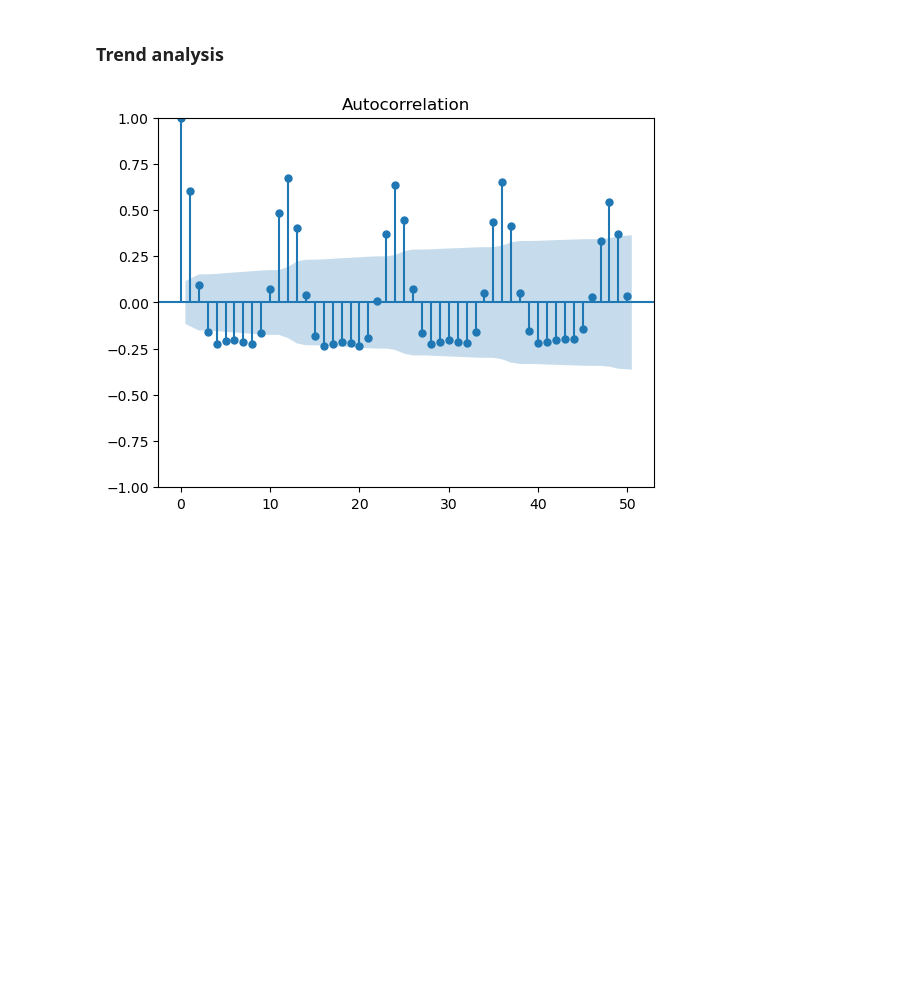
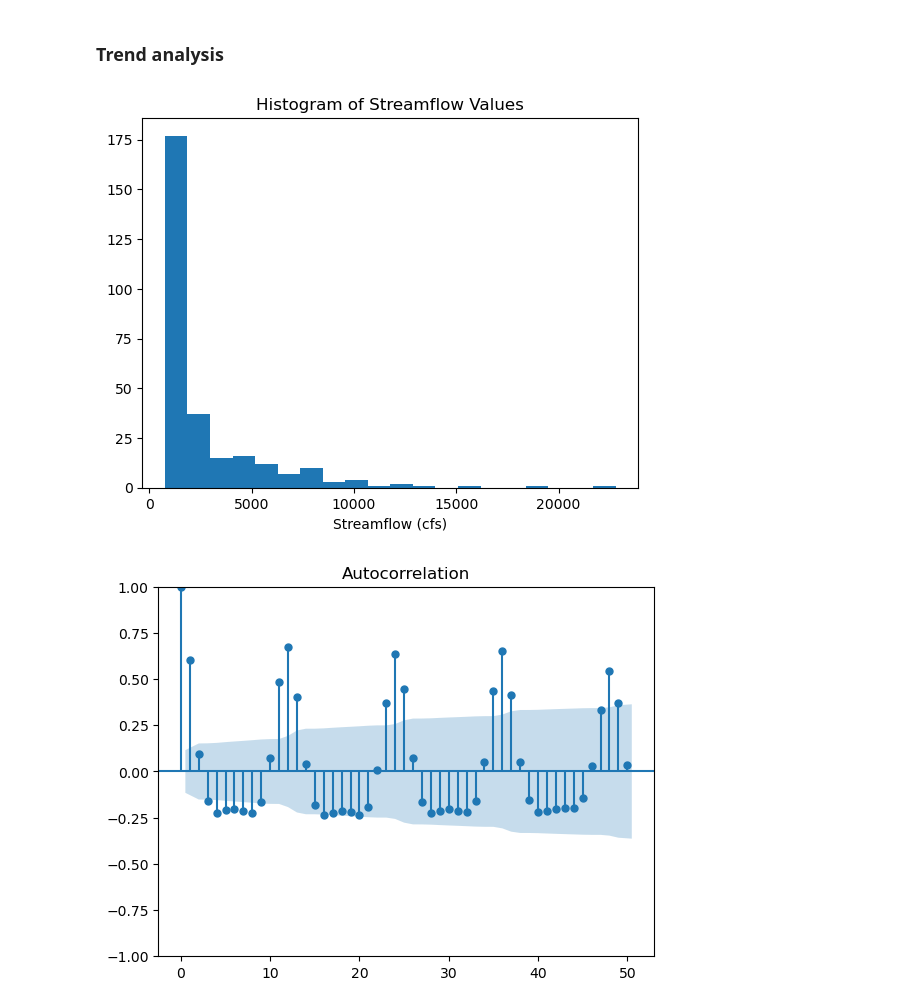
Before and after one commit to nicksilver/zoo-aquifer, a Jupyter notebook: cfr_data_explorer.ipynb, the cells around one changed output. Drawn from its saved outputs; the diff is of its cells as text; code cells hidden in the pictures; blank space fills up the shorter version.

Commit message:
added histogram of q plot

```diff
--- a/cfr_data_explorer.ipynb
+++ b/cfr_data_explorer.ipynb
@@ -41,4 +42,12 @@ plt.show()
 [figure]
 # %% [markdown]
 ### Trend analysis
+# %%
+# Streamflow values are not normally distributed so much use a non-parametric test (e.g. Mann-Kendall)
+q.Q.hist(grid=False, bins=20)
+plt.title('Histogram of Streamflow Values')
+plt.xlabel('Streamflow (cfs)')
+plt.show()
+# %% [output]
+[figure, added]
 # %%
```
Also changed, not shown: parts of 3 cells of this notebook, 1 other file.
